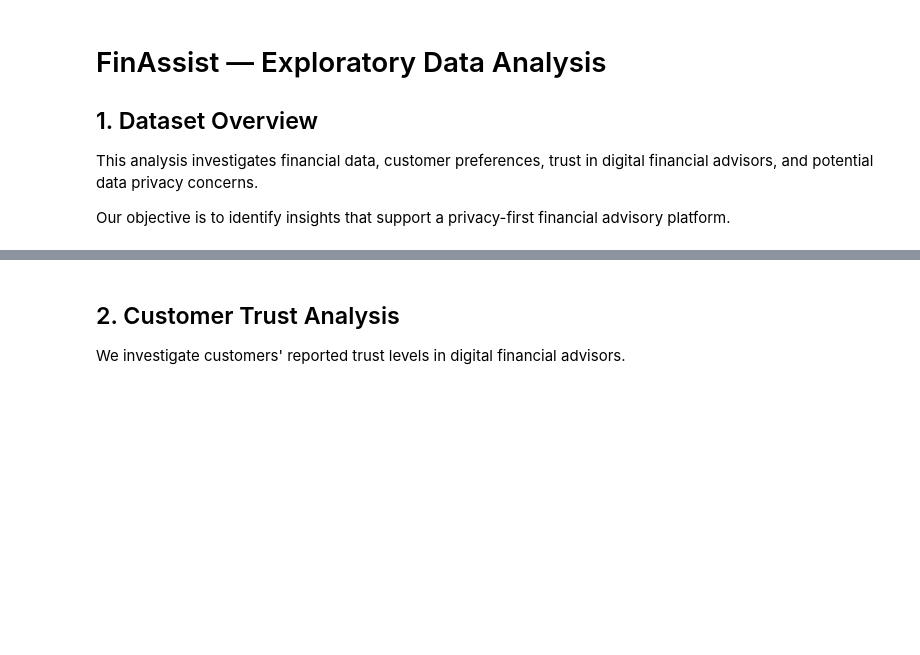
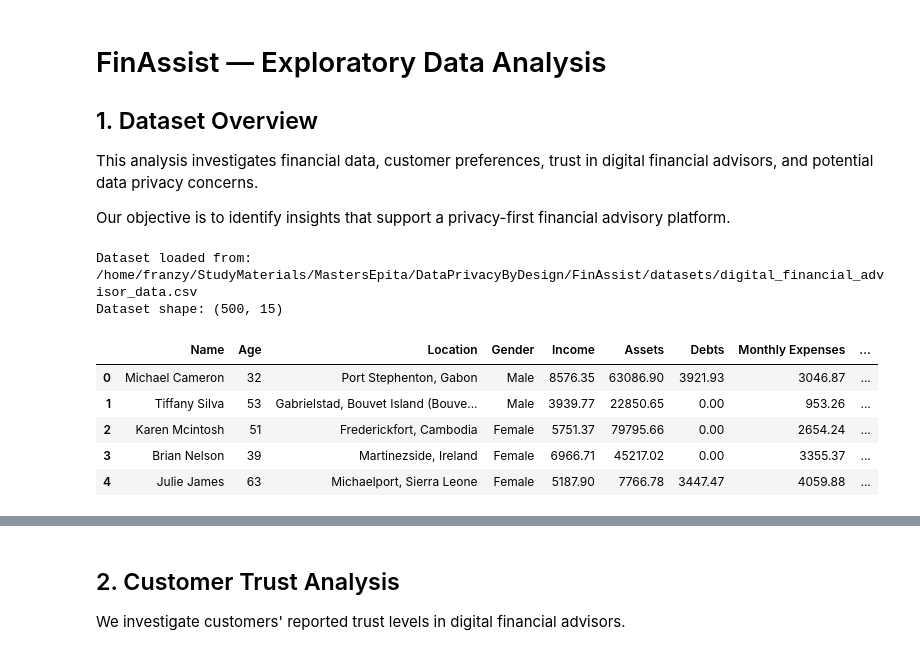
Before and after one commit to shaunak2110/FinAssist, a Jupyter notebook: analysis/01_exploratory_data_analysis.ipynb, the cells around one changed output, grey strips where cells are left out. Drawn from its saved outputs; the diff is of its cells as text; code cells hidden in the pictures; blank space fills up the shorter version.

Commit message:
fix: updated workflow and loaded datasets

```diff
--- a/analysis/01_exploratory_data_analysis.ipynb
+++ b/analysis/01_exploratory_data_analysis.ipynb
@@ -9,6 +9,45 @@ and potential data privacy concerns.
 
 Our objective is to identify insights that support
 a privacy-first financial advisory platform.
+# %%
+# Import required libraries
+from pathlib import Path
+import pandas as pd
+import matplotlib.pyplot as plt
+import seaborn as sns
+from IPython.display import display
+
+# Locate the dataset
+possible_paths = [
+    Path("datasets/digital_financial_advisor_data.csv"),
+    Path("../datasets/digital_financial_advisor_data.csv")
+]
+
+data_path = next(
+    (path for path in possible_paths if path.exists()),
+    None
+)
+
+if data_path is None:
+    raise FileNotFoundError("Dataset CSV file not found.")
+
+# Load dataset
+df = pd.read_csv(data_path)
+
+# Verify dataset
+print("Dataset loaded from:", data_path.resolve())
+print("Dataset shape:", df.shape)
+
+display(df.head())
+# %% [output]
+Dataset loaded from: /home/franzy/StudyMaterials/MastersEpita/DataPrivacyByDesign/FinAssist/datasets/digital_financial_advisor_data.csv
+Dataset shape: (500, 15)
+|  | Name | Age | Location | Gender | Income | Assets | Debts | Monthly Expenses | ... |
+| 0 | Michael Cameron | 32 | Port Stephenton, Gabon | Male | 8576.35 | 63086.90 | 3921.93 | 3046.87 | ... |
+| 1 | Tiffany Silva | 53 | Gabrielstad, Bouvet Island (Bouve... | Male | 3939.77 | 22850.65 | 0.00 | 953.26 | ... |
+| 2 | Karen Mcintosh | 51 | Frederickfort, Cambodia | Female | 5751.37 | 79795.66 | 0.00 | 2654.24 | ... |
+| 3 | Brian Nelson | 39 | Martinezside, Ireland | Female | 6966.71 | 45217.02 | 0.00 | 3355.37 | ... |
+| 4 | Julie James | 63 | Michaelport, Sierra Leone | Female | 5187.90 | 7766.78 | 3447.47 | 4059.88 | ... |
 # %%
 
 # Dataset dimensions
```
Also changed, not shown: parts of 13 cells of this notebook, 1 other file.
